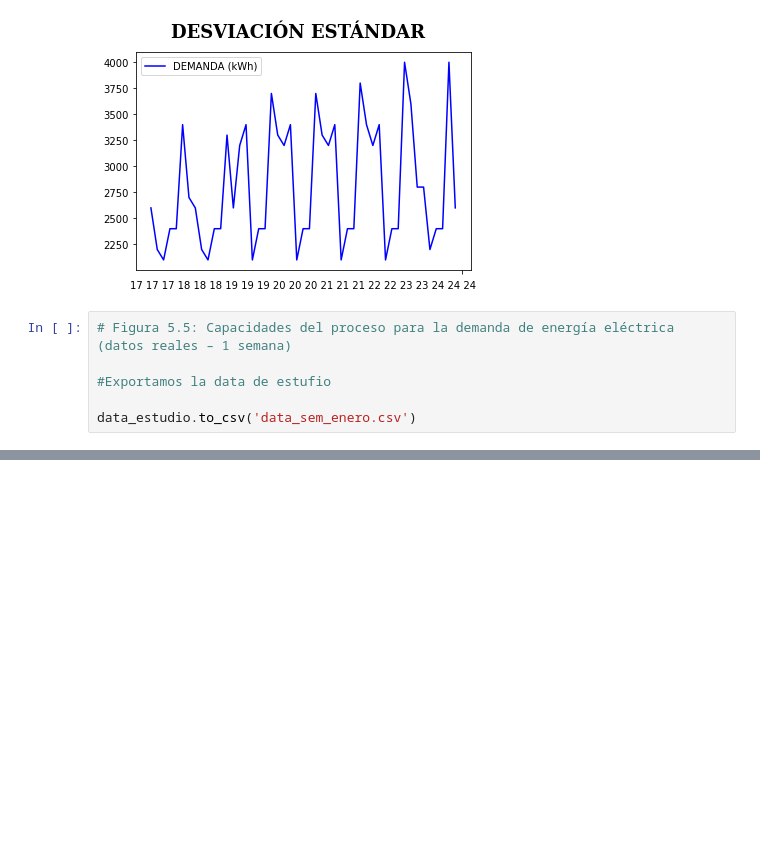
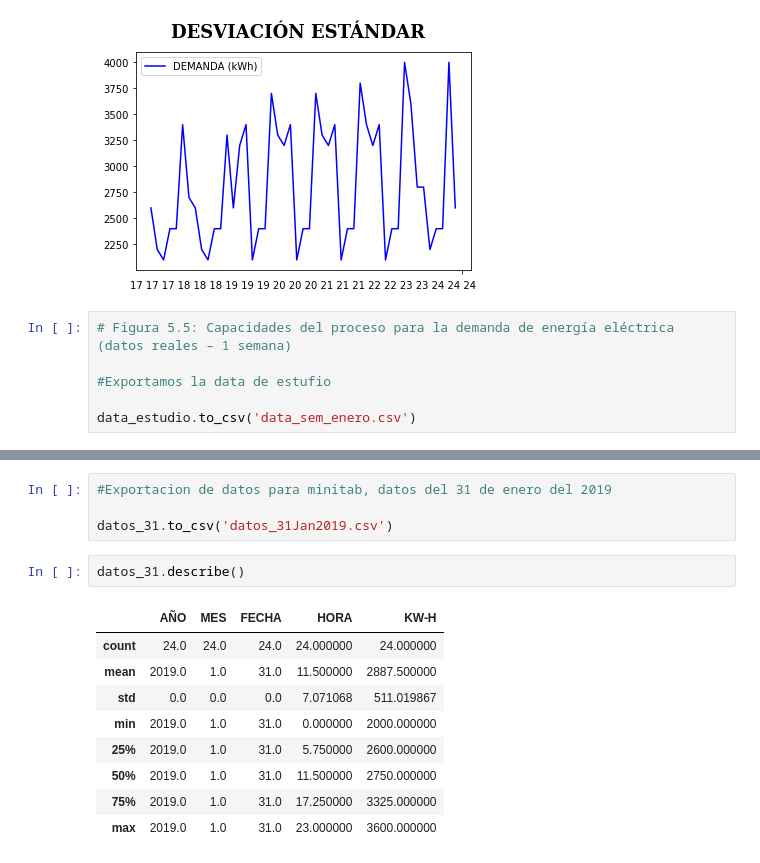
Before and after one commit to javieresk8/PowerDemandPrediction, a Jupyter notebook: GraficosTesis.ipynb, the cells around one changed output, grey strips where cells are left out. Saved outputs shown, nothing was run; the diff lists cells and outputs as text; blank space fills up the shorter version.

```diff
--- a/GraficosTesis.ipynb
+++ b/GraficosTesis.ipynb
@@ -237,0 +289,16 @@ data_estudio.to_csv('data_sem_enero.csv')
+# %%
+#Exportacion de datos para minitab, datos del 31 de enero del 2019
+
+datos_31.to_csv('datos_31Jan2019.csv')
+# %%
+datos_31.describe()
+# %% [output]
+|  | AÑO | MES | FECHA | HORA | KW-H |
+| count | 24.0 | 24.0 | 24.0 | 24.000000 | 24.000000 |
+| mean | 2019.0 | 1.0 | 31.0 | 11.500000 | 2887.500000 |
+| std | 0.0 | 0.0 | 0.0 | 7.071068 | 511.019867 |
+| min | 2019.0 | 1.0 | 31.0 | 0.000000 | 2000.000000 |
+| 25% | 2019.0 | 1.0 | 31.0 | 5.750000 | 2600.000000 |
+| 50% | 2019.0 | 1.0 | 31.0 | 11.500000 | 2750.000000 |
+| 75% | 2019.0 | 1.0 | 31.0 | 17.250000 | 3325.000000 |
+| max | 2019.0 | 1.0 | 31.0 | 23.000000 | 3600.000000 |
```
Also changed, not shown: parts of 1 cell of this notebook, 2 other files.
